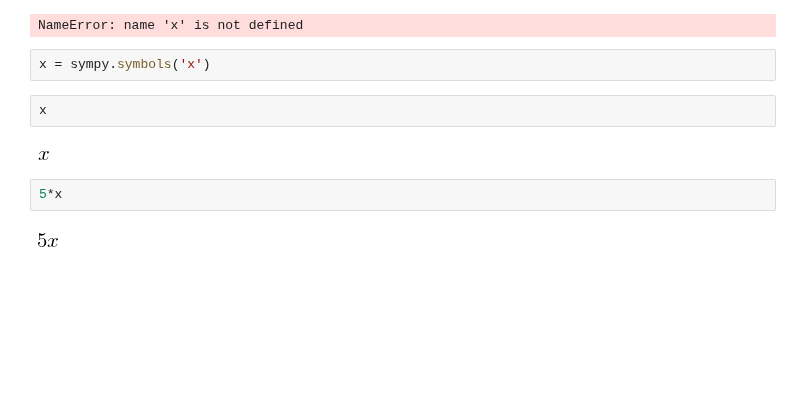
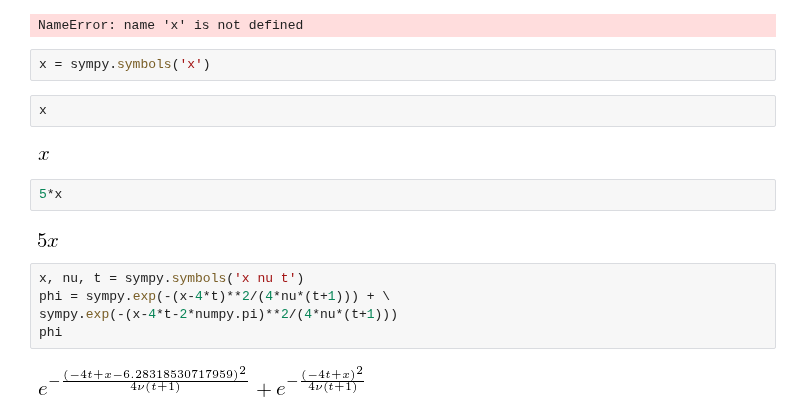
Before and after one commit to yueyang1992/MAE6286, a Jupyter notebook: sep27.ipynb, the cells around one changed output. Saved outputs shown, nothing was run; the diff lists cells and outputs as text; blank space fills up the shorter version.

```diff
--- a/sep27.ipynb
+++ b/sep27.ipynb
@@ -23,3 +23,10 @@ x
 5*x
 # %% [output]
 [figure]
+# %%
+x, nu, t = sympy.symbols('x nu t')
+phi = sympy.exp(-(x-4*t)**2/(4*nu*(t+1))) + \
+sympy.exp(-(x-4*t-2*numpy.pi)**2/(4*nu*(t+1)))
+phi
+# %% [output]
+[figure, added]
```
Also changed, not shown: parts of 11 cells of this notebook.
